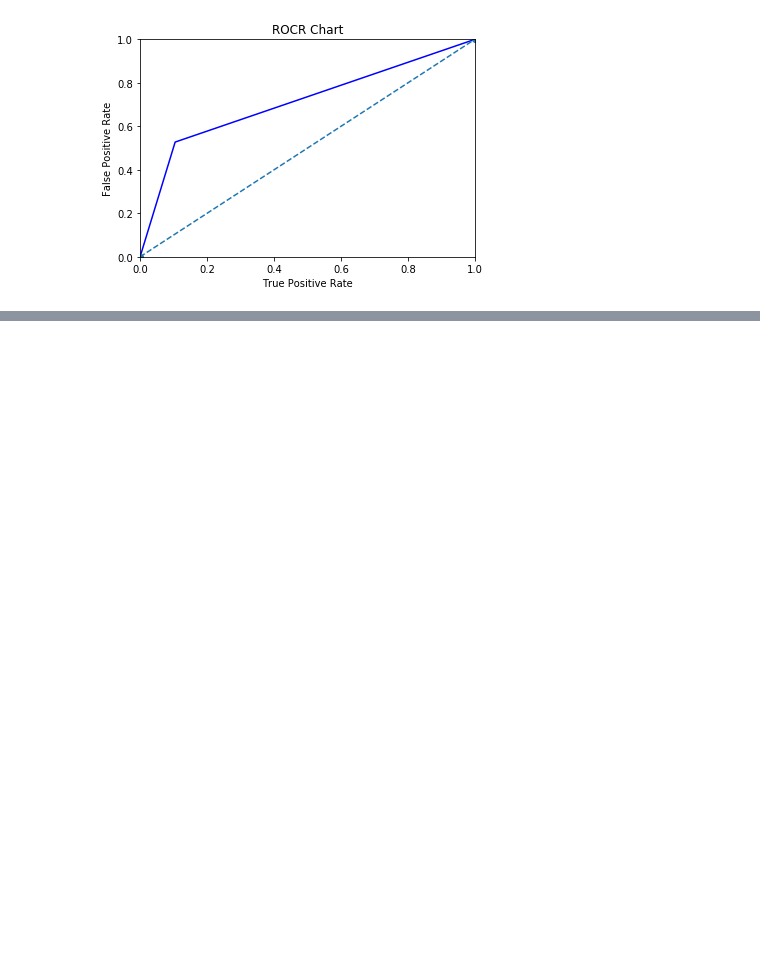
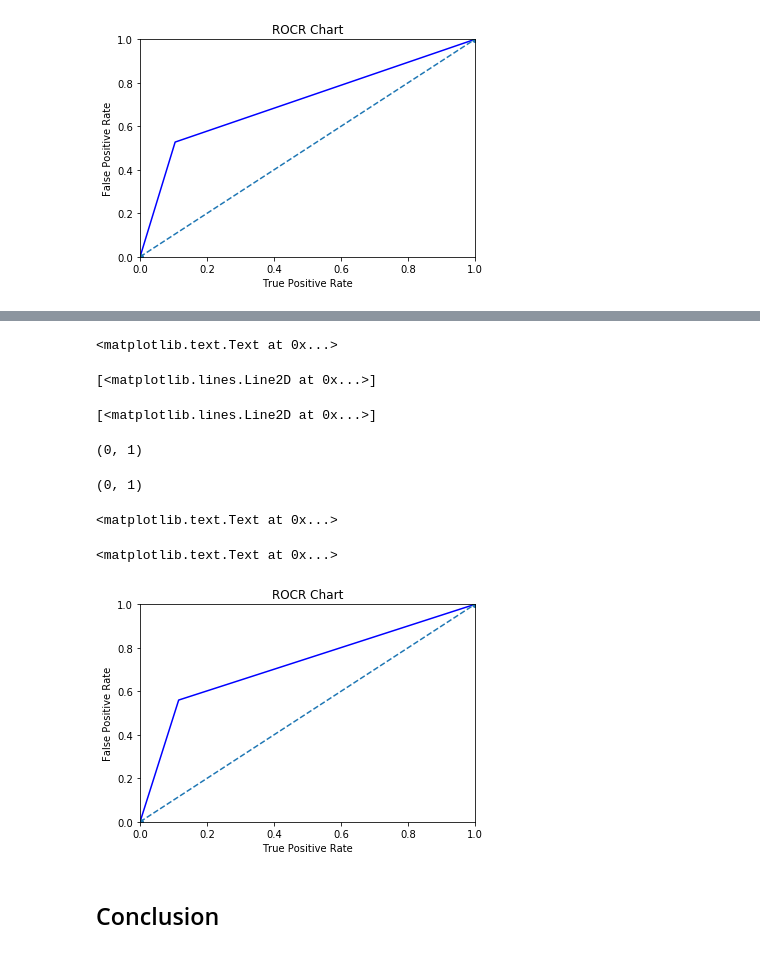
Before and after one commit to krisgop2010/Analytics, a Jupyter notebook: CustomerChurnAnalytics/CustomerChurnAnalysis_Final.ipynb, the cells around one changed output, grey strips where cells are left out. Drawn from its saved outputs; the diff is of its cells as text; code cells hidden in the pictures; blank space fills up the shorter version.

```diff
--- a/CustomerChurnAnalytics/CustomerChurnAnalysis_Final.ipynb
+++ b/CustomerChurnAnalytics/CustomerChurnAnalysis_Final.ipynb
@@ -254,0 +366,23 @@ plt.show()
+# %%
+#ROC Chart
+fpr, tpr, th = roc_curve(test_y2, classes2)
+roc_auc = metrics.auc(fpr, tpr)
+plt.title('ROCR Chart')
+plt.plot(fpr, tpr, 'b', label = 'AUC = %0.2f'% roc_auc)
+plt.plot([0,1],[0,1],'o--')
+plt.xlim([0,1])
+plt.ylim([0,1])
+plt.xlabel("True Positive Rate")
+plt.ylabel("False Positive Rate")
+plt.show()
+# %% [output]
+<matplotlib.text.Text at 0x...>
+[<matplotlib.lines.Line2D at 0x...>]
+[<matplotlib.lines.Line2D at 0x...>]
+(0, 1)
+(0, 1)
+<matplotlib.text.Text at 0x...>
+<matplotlib.text.Text at 0x...>
+[figure, added]
+# %% [markdown]
+## Conclusion
```
Also changed, not shown: parts of 33 cells of this notebook.
